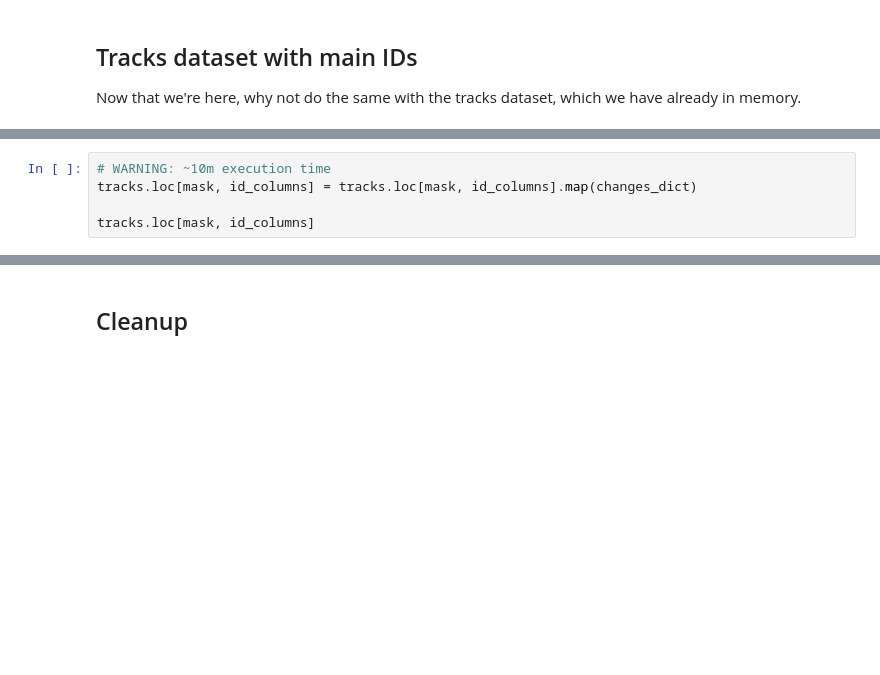
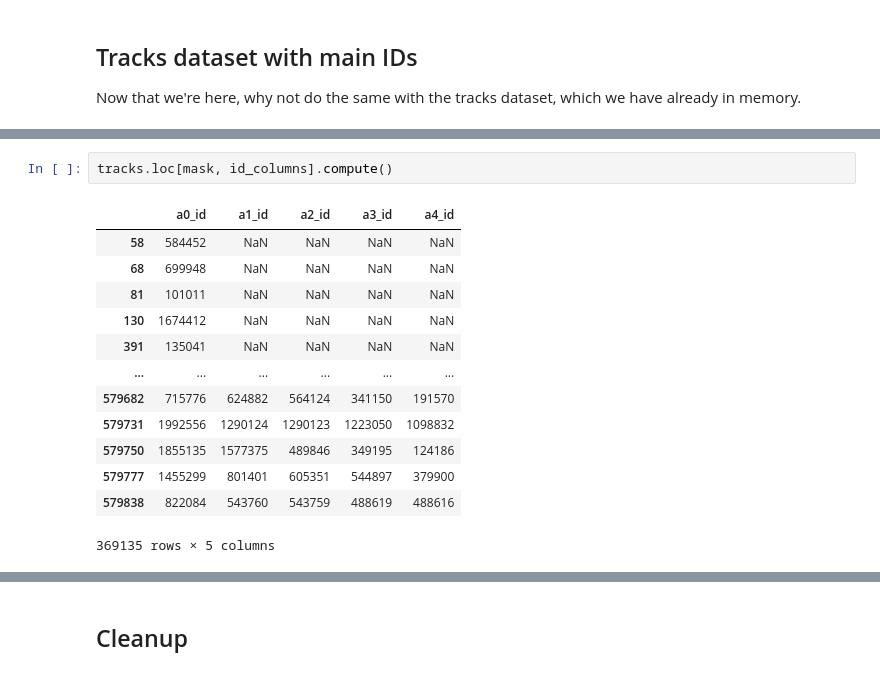
Before and after one commit to aleferu/musicbrainz, a Jupyter notebook: mb_extraction/artist_artist.ipynb, the cells around one changed output, grey strips where cells are left out. Cells and saved outputs as stored; diff of their text form; blank space fills up the shorter version.

```diff
--- a/mb_extraction/artist_artist.ipynb
+++ b/mb_extraction/artist_artist.ipynb
@@ -424,5 +606,0 @@ tracks.loc[mask, id_columns]
-# %%
-# WARNING: ~10m execution time
-tracks.loc[mask, id_columns] = tracks.loc[mask, id_columns].map(changes_dict)
-
-tracks.loc[mask, id_columns]
@@ -433 +619,17 @@ tracks.to_csv("../data/tracks_no_va_merged.csv", index=False)
+# %%
+tracks.loc[mask, id_columns].compute()
+# %% [output]
+|  | a0_id | a1_id | a2_id | a3_id | a4_id |
+| 58 | 584452 | NaN | NaN | NaN | NaN |
+| 68 | 699948 | NaN | NaN | NaN | NaN |
+| 81 | 101011 | NaN | NaN | NaN | NaN |
+| 130 | 1674412 | NaN | NaN | NaN | NaN |
+| 391 | 135041 | NaN | NaN | NaN | NaN |
+| ... | ... | ... | ... | ... | ... |
+| 579682 | 715776 | 624882 | 564124 | 341150 | 191570 |
+| 579731 | 1992556 | 1290124 | 1290123 | 1223050 | 1098832 |
+| 579750 | 1855135 | 1577375 | 489846 | 349195 | 124186 |
+| 579777 | 1455299 | 801401 | 605351 | 544897 | 379900 |
+| 579838 | 822084 | 543760 | 543759 | 488619 | 488616 |
+369135 rows × 5 columns
 # %%
```
Also changed, not shown: parts of 38 cells of this notebook.
